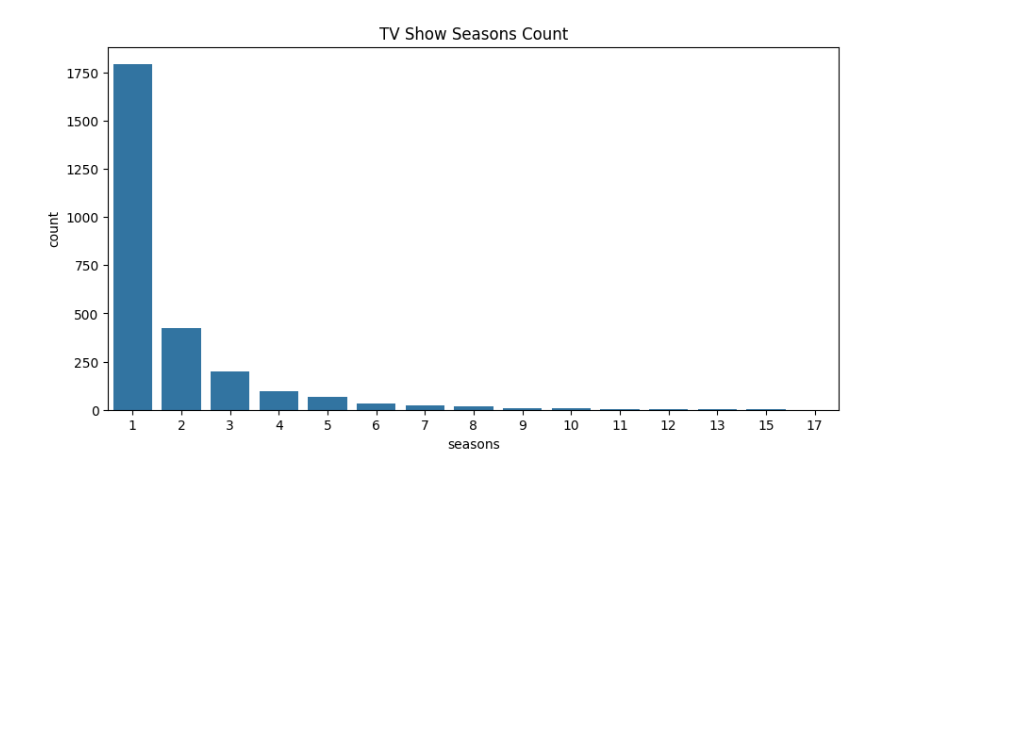
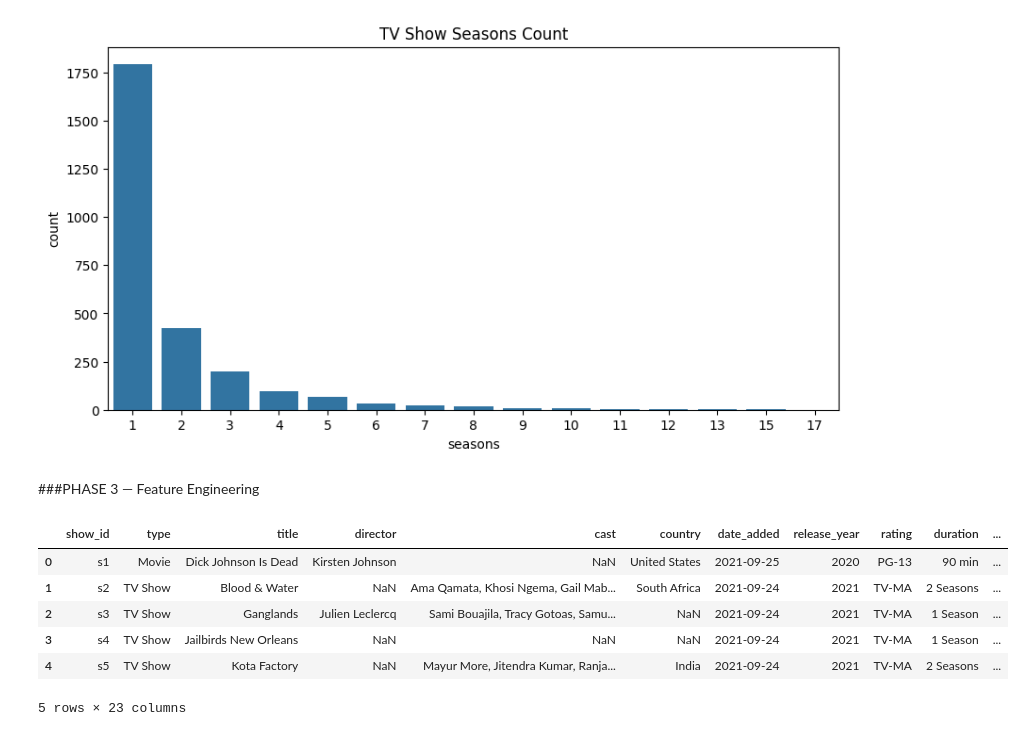
Before and after one commit to JoshOmondi/deep_learning, a Jupyter notebook: NetflixRAG.ipynb, the cells around one changed output. Saved outputs shown, nothing was run; the diff lists cells and outputs as text; code cells hidden in the pictures; blank space fills up the shorter version.

Commit message:
Feature engineering

```diff
--- a/NetflixRAG.ipynb
+++ b/NetflixRAG.ipynb
@@ -442,3 +442,52 @@ Try using .loc[row_indexer,col_indexer] = value instead
 See the caveats in the documentation: https://pandas.pydata.org/pandas-docs/stable/user_guide/indexing.html#returning-a-view-versus-a-copy
   shows['seasons'] = shows['duration'].str.replace(" Seasons","").str.replace(" Season","").astype(int)
 [figure]
+# %% [markdown]
+###PHASE 3 — Feature Engineering
+# %%
+import pandas as pd
+
+df_fe = df.copy()
+
+# --- Convert date_added to datetime ---
+df_fe['date_added'] = pd.to_datetime(df_fe['date_added'])
+
+df_fe['added_year'] = df_fe['date_added'].dt.year
+df_fe['added_month'] = df_fe['date_added'].dt.month
+
+# --- Create description length feature ---
+df_fe['description_length'] = df_fe['description'].apply(lambda x: len(str(x)))
+
+# --- Convert duration to minutes ---
+def convert_duration(x):
+    if 'Season' in str(x):
+        # Treat TV shows separately
+        return None
+    try:
+        return int(x.split()[0])
+    except:
+        return None
+
+df_fe['duration_minutes'] = df_fe['duration'].apply(convert_duration)
+
+# --- Extract main genre ---
+df_fe['main_genre'] = df_fe['listed_in'].apply(lambda x: str(x).split(',')[0].strip())
+
+# --- Count number of genres ---
+df_fe['genre_count'] = df_fe['listed_in'].apply(lambda x: len(str(x).split(',')))
+
+# --- Count number of actors ---
+df_fe['actor_count'] = df_fe['cast'].apply(lambda x: len(str(x).split(',')) if pd.notnull(x) else 0)
+
+# --- Country indicator ---
+df_fe['is_USA'] = df_fe['country'].apply(lambda x: 1 if 'United States' in str(x) else 0)
+
+df_fe.head()
+# %% [output]
+|  | show_id | type | title | director | cast | country | date_added | release_year | rating | duration | ... |
+| 0 | s1 | Movie | Dick Johnson Is Dead | Kirsten Johnson | NaN | United States | 2021-09-25 | 2020 | PG-13 | 90 min | ... |
+| 1 | s2 | TV Show | Blood & Water | NaN | Ama Qamata, Khosi Ngema, Gail Mab... | South Africa | 2021-09-24 | 2021 | TV-MA | 2 Seasons | ... |
+| 2 | s3 | TV Show | Ganglands | Julien Leclercq | Sami Bouajila, Tracy Gotoas, Samu... | NaN | 2021-09-24 | 2021 | TV-MA | 1 Season | ... |
+| 3 | s4 | TV Show | Jailbirds New Orleans | NaN | NaN | NaN | 2021-09-24 | 2021 | TV-MA | 1 Season | ... |
+| 4 | s5 | TV Show | Kota Factory | NaN | Mayur More, Jitendra Kumar, Ranja... | India | 2021-09-24 | 2021 | TV-MA | 2 Seasons | ... |
+5 rows × 23 columns
```
Also changed, not shown: parts of 2 cells of this notebook.
